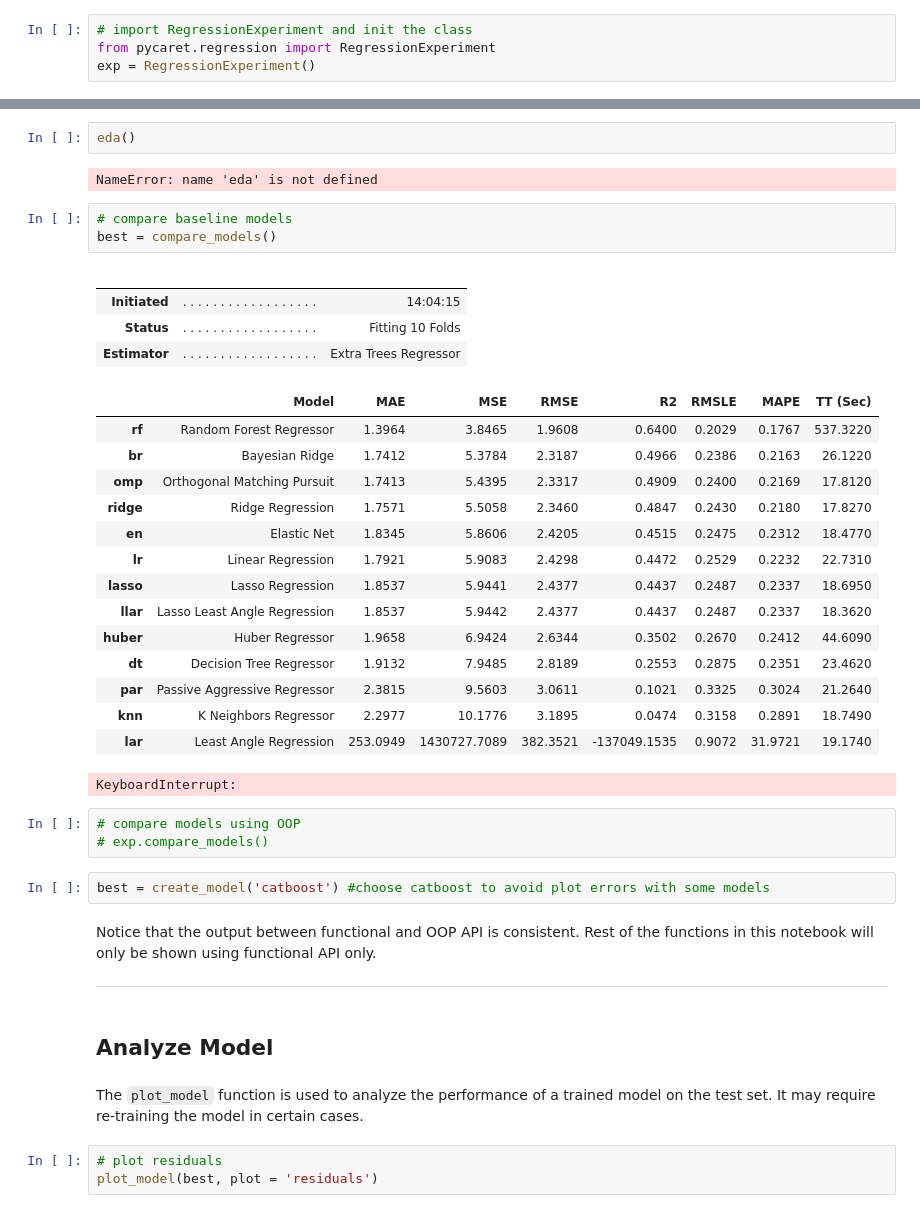
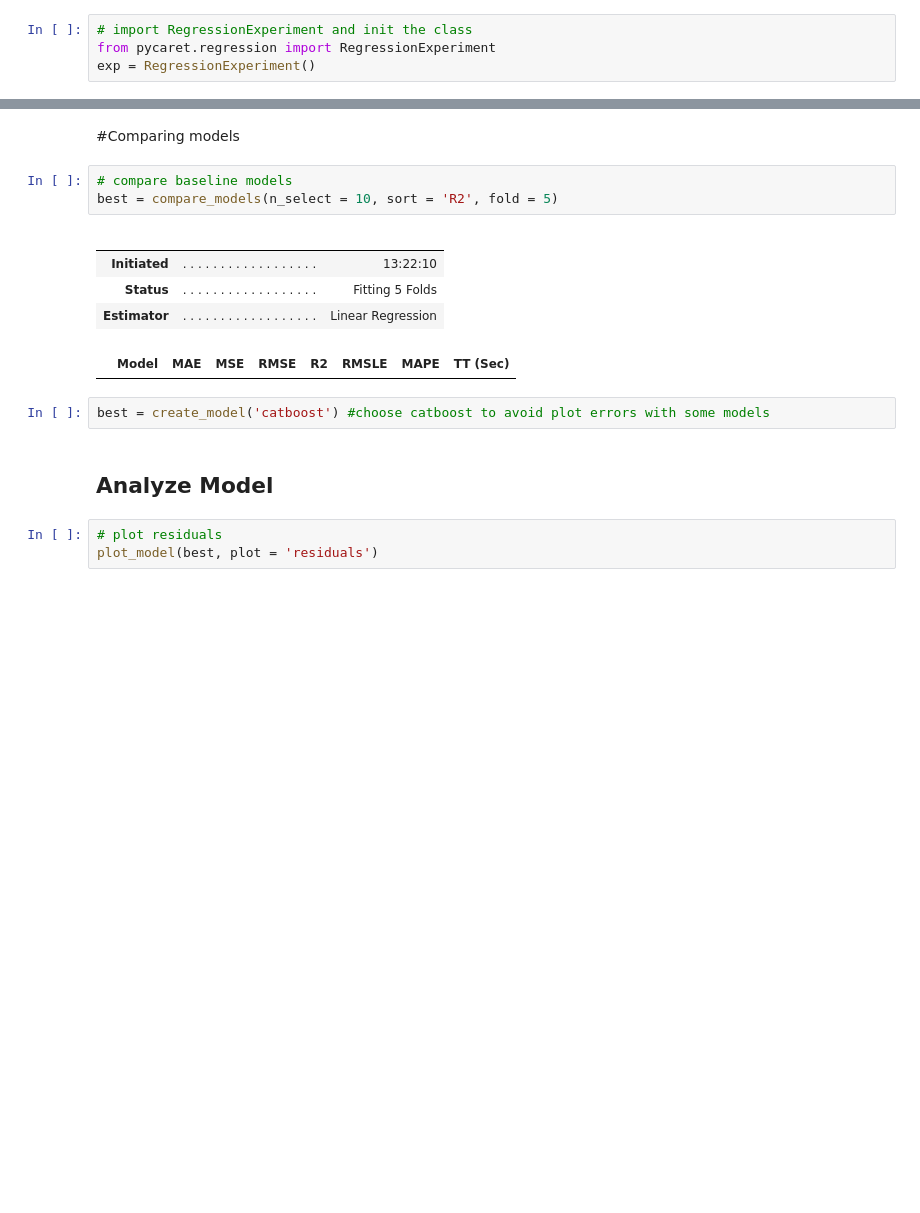
Before and after one commit to dkmachinelearning/dkmachinelearning, a Jupyter notebook: BloodGlucose/Pycaret_Regr_Blood_Glucose.ipynb, the cells around one changed output, grey strips where cells are left out. Drawn from its saved outputs; the diff is of its cells as text; blank space fills up the shorter version.

```diff
--- a/BloodGlucose/Pycaret_Regr_Blood_Glucose.ipynb
+++ b/BloodGlucose/Pycaret_Regr_Blood_Glucose.ipynb
@@ -338,44 +217,19 @@ The `compare_models` function trains and evaluates the performance of all the es
-# %%
-eda()
-# %% [output]
-NameError: name 'eda' is not defined
+# %% [markdown]
+#Comparing models
 # %%
 # compare baseline models
-best = compare_models()
+best = compare_models(n_select = 10, sort = 'R2', fold = 5)
 # %% [output]
 |  |  |  |
 |  |  |  |
-| Initiated | . . . . . . . . . . . . . . . . . . | 14:04:15 |
-| Status | . . . . . . . . . . . . . . . . . . | Fitting 10 Folds |
-| Estimator | . . . . . . . . . . . . . . . . . . | Extra Trees Regressor |
+| Initiated | . . . . . . . . . . . . . . . . . . | 13:22:10 |
+| Status | . . . . . . . . . . . . . . . . . . | Fitting 5 Folds |
+| Estimator | . . . . . . . . . . . . . . . . . . | Linear Regression |
 |  | Model | MAE | MSE | RMSE | R2 | RMSLE | MAPE | TT (Sec) |
-| rf | Random Forest Regressor | 1.3964 | 3.8465 | 1.9608 | 0.6400 | 0.2029 | 0.1767 | 537.3220 |
-| br | Bayesian Ridge | 1.7412 | 5.3784 | 2.3187 | 0.4966 | 0.2386 | 0.2163 | 26.1220 |
-| omp | Orthogonal Matching Pursuit | 1.7413 | 5.4395 | 2.3317 | 0.4909 | 0.2400 | 0.2169 | 17.8120 |
-| ridge | Ridge Regression | 1.7571 | 5.5058 | 2.3460 | 0.4847 | 0.2430 | 0.2180 | 17.8270 |
-| en | Elastic Net | 1.8345 | 5.8606 | 2.4205 | 0.4515 | 0.2475 | 0.2312 | 18.4770 |
-| lr | Linear Regression | 1.7921 | 5.9083 | 2.4298 | 0.4472 | 0.2529 | 0.2232 | 22.7310 |
-| lasso | Lasso Regression | 1.8537 | 5.9441 | 2.4377 | 0.4437 | 0.2487 | 0.2337 | 18.6950 |
-| llar | Lasso Least Angle Regression | 1.8537 | 5.9442 | 2.4377 | 0.4437 | 0.2487 | 0.2337 | 18.3620 |
-| huber | Huber Regressor | 1.9658 | 6.9424 | 2.6344 | 0.3502 | 0.2670 | 0.2412 | 44.6090 |
-| dt | Decision Tree Regressor | 1.9132 | 7.9485 | 2.8189 | 0.2553 | 0.2875 | 0.2351 | 23.4620 |
-| par | Passive Aggressive Regressor | 2.3815 | 9.5603 | 3.0611 | 0.1021 | 0.3325 | 0.3024 | 21.2640 |
-| knn | K Neighbors Regressor | 2.2977 | 10.1776 | 3.1895 | 0.0474 | 0.3158 | 0.2891 | 18.7490 |
-| lar | Least Angle Regression | 253.0949 | 1430727.7089 | 382.3521 | -137049.1535 | 0.9072 | 31.9721 | 19.1740 |
-KeyboardInterrupt:
-# %%
-# compare models using OOP
-# exp.compare_models()
 # %%
 best = create_model('catboost') #choose catboost to avoid plot errors with some models
-# %% [markdown]
-Notice that the output between functional and OOP API is consistent. Rest of the functions in this notebook will only be shown using functional API only.
-
-___
 # %% [markdown]
 ## Analyze Model
-# %% [markdown]
-The `plot_model` function is used to analyze the performance of a trained model on the test set. It may require re-training the model in certain cases.
 # %%
 # plot residuals
 plot_model(best, plot = 'residuals')
```
Also changed, not shown: parts of 20 cells of this notebook.
